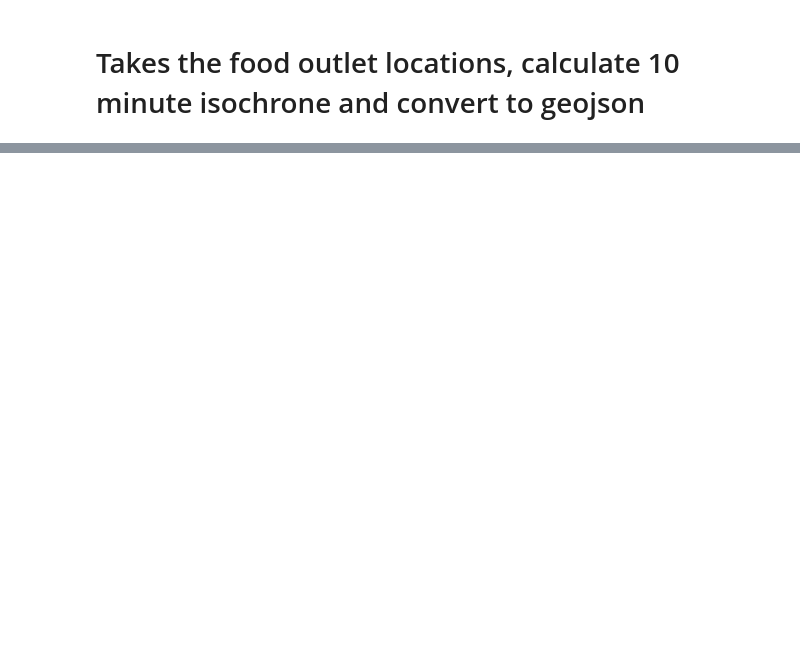
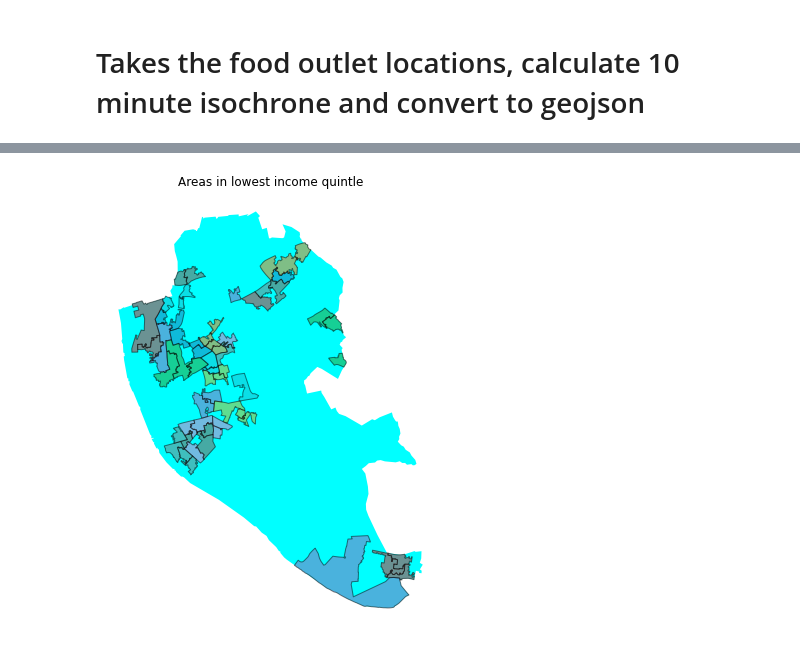
Before and after one commit to johnardavies/City_map, a Jupyter notebook: map_data_processing/Further_analysis.ipynb, the cells around one changed output, grey strips where cells are left out. Cells and saved outputs as stored; diff of their text form; code cells hidden in the pictures; blank space fills up the shorter version.

```diff
--- a/map_data_processing/Further_analysis.ipynb
+++ b/map_data_processing/Further_analysis.ipynb
@@ -73,0 +118,10 @@ with open('/notebooks/Isochrone.geojson', 'w') as f:
+# %%
+# Select the areas in the city in the lowest income quintile
+Lower_income=Lsoa_multdep[Lsoa_multdep['Income Domain numerator_rank']==5]
+# %%
+ax = Liverpool_boundary.plot(color='cyan', figsize=(6,13))
+ax.axis('off') # Turns off the axis
+plt.title("Areas in lowest income quintle")
+Lower_income.plot(alpha=0.5, edgecolor='k', cmap='tab10',ax=ax);
+# %% [output]
+[figure, added]
```
Also changed, not shown: parts of 13 cells of this notebook.
